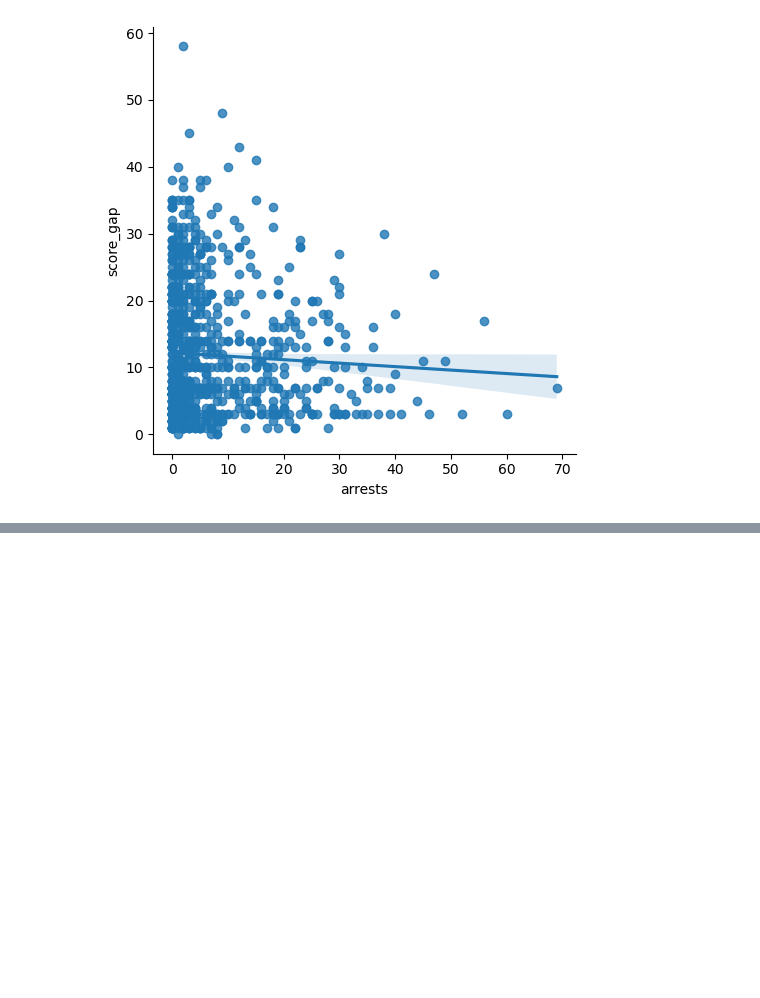
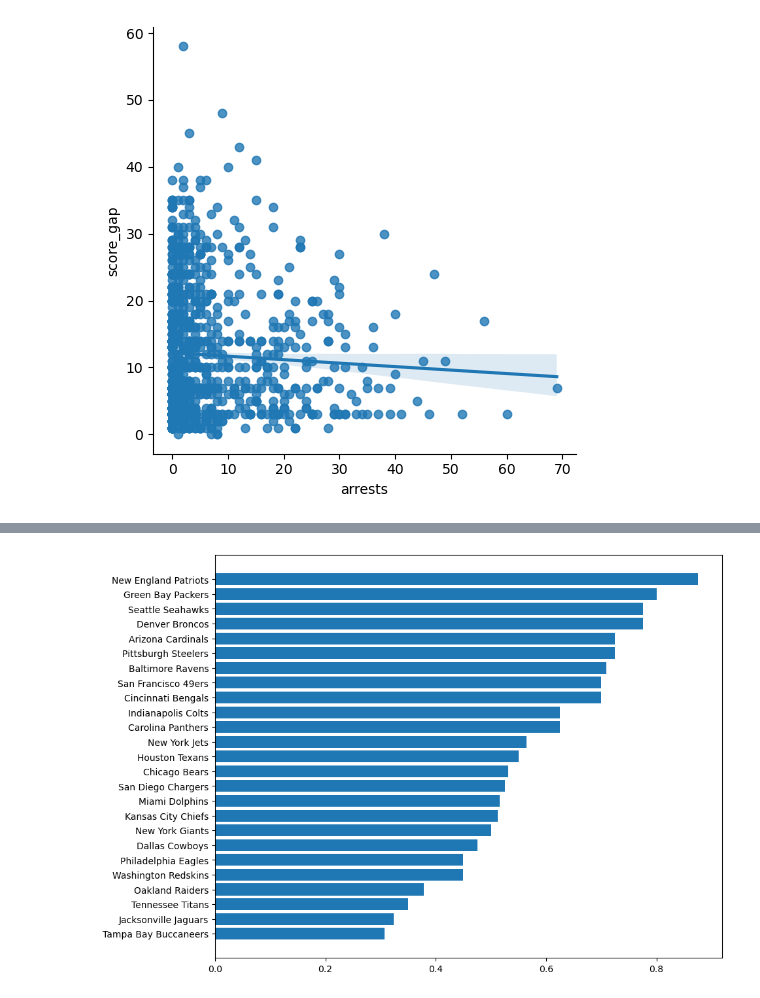
Before and after one commit to EmanPresley/SMU-Project-1-NFL-Arrests, a Jupyter notebook: Eman_work/Eman_work.ipynb, the cells around one changed output, grey strips where cells are left out. Drawn from its saved outputs; the diff is of its cells as text; code cells hidden in the pictures; blank space fills up the shorter version.

```diff
--- a/Eman_work/Eman_work.ipynb
+++ b/Eman_work/Eman_work.ipynb
@@ -161,2 +177,12 @@ filtered_df['score_gap'].corr(filtered_df['arrests'])
+# %%
+filtered_df['home_wins'] = filtered_df.home_team_x == filtered_df.winner
+win_perc = filtered_df.groupby('home_team_x').home_wins.sum()/ filtered_df.home_team_x.value_counts()
+win_perc = win_perc.sort_values(ascending=True)
+plt.figure(figsize=(10,8))
+plt.barh(win_perc.index, win_perc.values)
+
+plt.show()
+# %% [output]
+[figure, added]
 # %%
 #  How strong is home field advantage (correlation between home attendance and home team wins)
```
Also changed, not shown: parts of 7 cells of this notebook.
